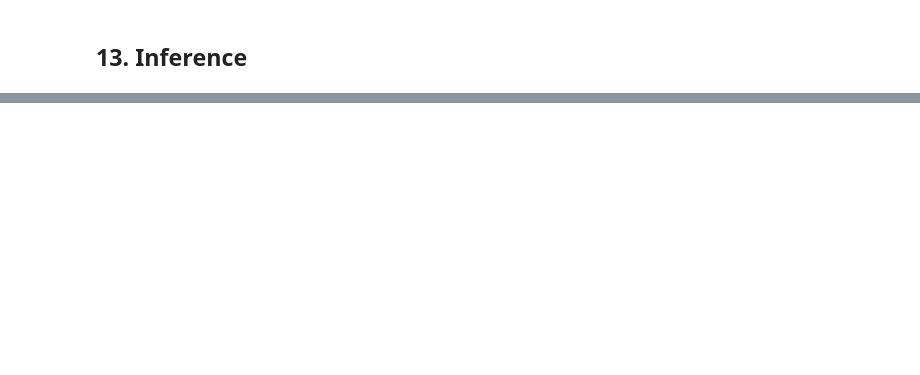
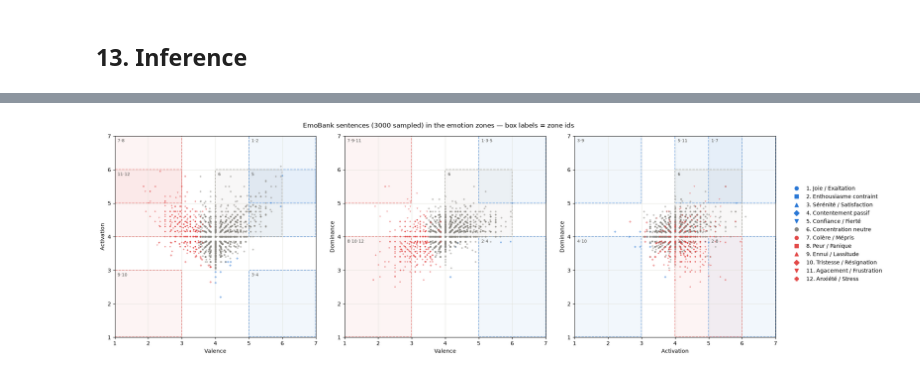
Before and after one commit to XXoussam/Text-To-VAD, a Jupyter notebook: deberta_v3_vad_emobank.ipynb, the cells around one changed output, grey strips where cells are left out. Saved outputs shown, nothing was run; the diff lists cells and outputs as text; code cells hidden in the pictures; blank space fills up the shorter version.

```diff
--- a/deberta_v3_vad_emobank.ipynb
+++ b/deberta_v3_vad_emobank.ipynb
@@ -261,0 +527,34 @@ infer_tokenizer.push_to_hub(HUB_REPO)
+# %%
+PAIRS = [  # (x col, y col, x dim index, y dim index, x label, y label)
+    ("V7", "A7", 0, 1, "Valence", "Activation"),
+    ("V7", "D7", 0, 2, "Valence", "Dominance"),
+    ("A7", "D7", 1, 2, "Activation", "Dominance"),
+]
+
+def draw_zones(ax, i, j):
+    """Draw the zone boxes projected on dims (i, j); zones sharing a projected box share one rectangle."""
+    boxes = {}
+    for zid, lo, hi in zip(EMOTION_ZONES.index, ZONE_LO, ZONE_HI):
+        boxes.setdefault((lo[i], hi[i], lo[j], hi[j]), []).append(zid)
+    for (x0, x1, y0, y1), ids in boxes.items():
+        c = EMOTION_ZONES.loc[ids[0], "color"]
+        ax.add_patch(Rectangle((x0, y0), x1 - x0, y1 - y0, facecolor=c, alpha=0.06, zorder=0))
+        ax.add_patch(Rectangle((x0, y0), x1 - x0, y1 - y0, fill=False, edgecolor=c, lw=1.2, ls="--", zorder=1))
+        ax.text(x0 + 0.08, y1 - 0.08, "·".join(map(str, ids)), ha="left", va="top", fontsize=8, color="#52514e")
+
+viz_sample = viz_df.sample(min(3000, len(viz_df)), random_state=SEED)
+
+fig, axes = plt.subplots(1, 3, figsize=(18, 6))
+for ax, (cx, cy, i, j, lx, ly) in zip(axes, PAIRS):
+    draw_zones(ax, i, j)
+    for zid, r in EMOTION_ZONES.iterrows():
+        pts = viz_sample[viz_sample["zone"] == zid]
+        if len(pts):
+            ax.scatter(pts[cx], pts[cy], s=10, marker=r.marker, color=r.color, alpha=0.5, linewidths=0, zorder=2)
+    ax.set(xlim=(1, 7), ylim=(1, 7), xlabel=lx, ylabel=ly, aspect="equal")
+    ax.grid(color="#e1e0d9", lw=0.6, zorder=0)
+fig.suptitle(f"EmoBank sentences ({len(viz_sample)} sampled) in the emotion zones — box labels = zone ids")
+fig.legend(handles=emotion_legend_handles(), loc="center left", bbox_to_anchor=(1.0, 0.5), frameon=False)
+plt.tight_layout(); plt.show()
+# %% [output]
+[figure, added]
```
Also changed, not shown: parts of 31 cells of this notebook, 4 other files.
